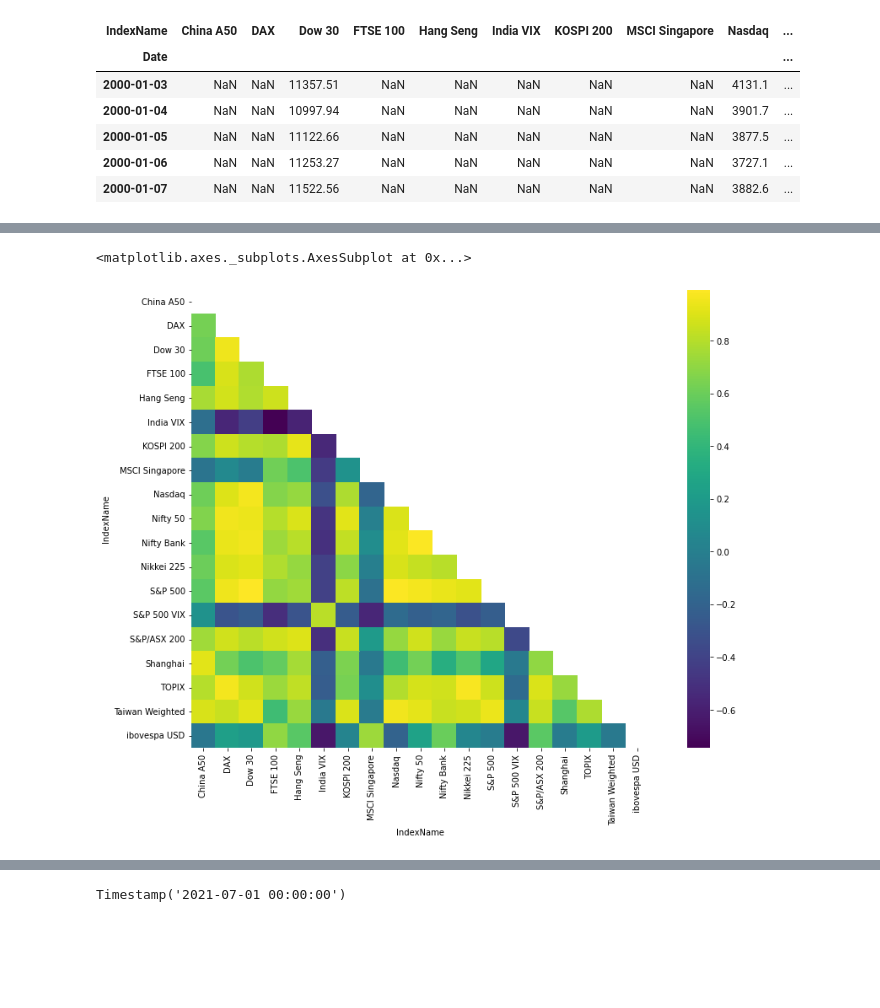
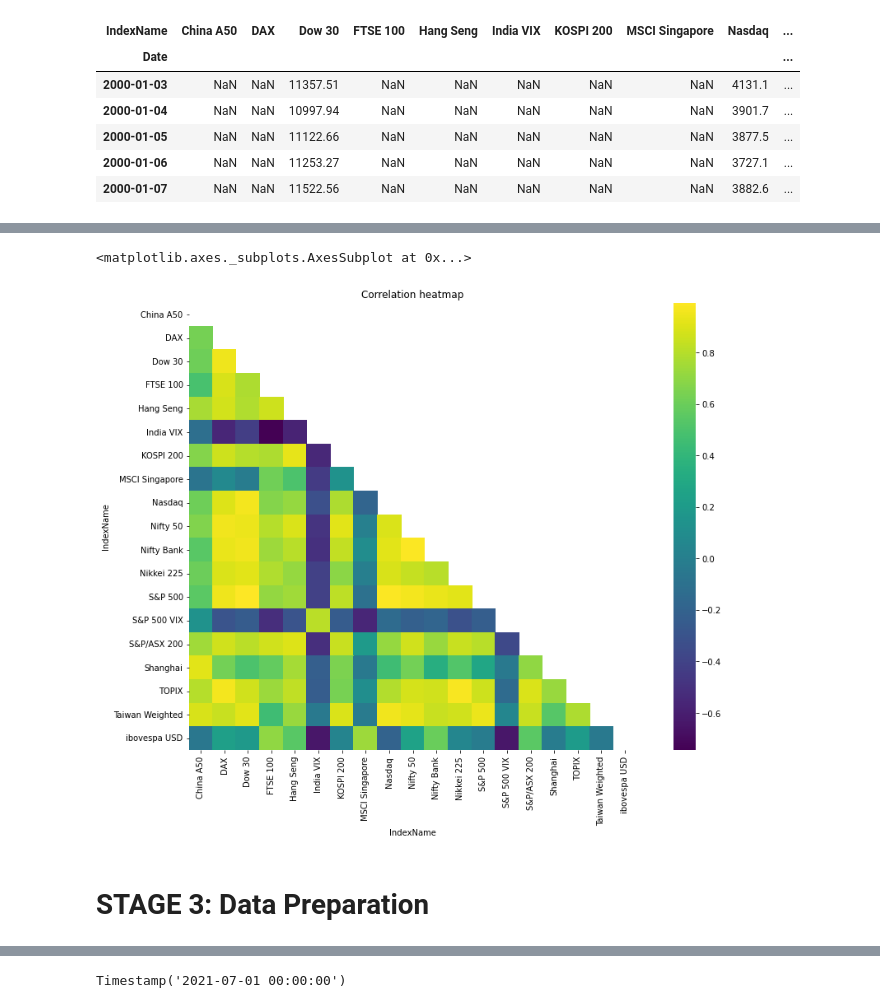
Before and after one commit to vjshinde04/DBS, a Jupyter notebook: CodeDissertation_Vijay_10553812.ipynb, the cells around one changed output, grey strips where cells are left out. Saved outputs shown, nothing was run; the diff lists cells and outputs as text; code cells hidden in the pictures; blank space fills up the shorter version.

```diff
--- a/CodeDissertation_Vijay_10553812.ipynb
+++ b/CodeDissertation_Vijay_10553812.ipynb
@@ -517,13 +536,16 @@ indexCorr
 # %%
 plt.figure(figsize = (16,10))
 
 mask = np.zeros_like(indexCorr)
 mask[np.triu_indices_from(mask)] = True
 
+plt.title('Correlation heatmap')
 sns.heatmap(indexCorr, cmap='viridis', square=True, mask=mask)
 # %% [output]
 <matplotlib.axes._subplots.AxesSubplot at 0x...>
-[figure, old version]
+[figure, new version]
+# %% [markdown]
+# STAGE 3: Data Preparation
 # %%
 #dropping MSCI Singapore since its inception is from 2012(we are taking data from 2010 onwards)
 # + coorrelation with NIFTY50 is too small
```
Also changed, not shown: parts of 48 cells of this notebook.
